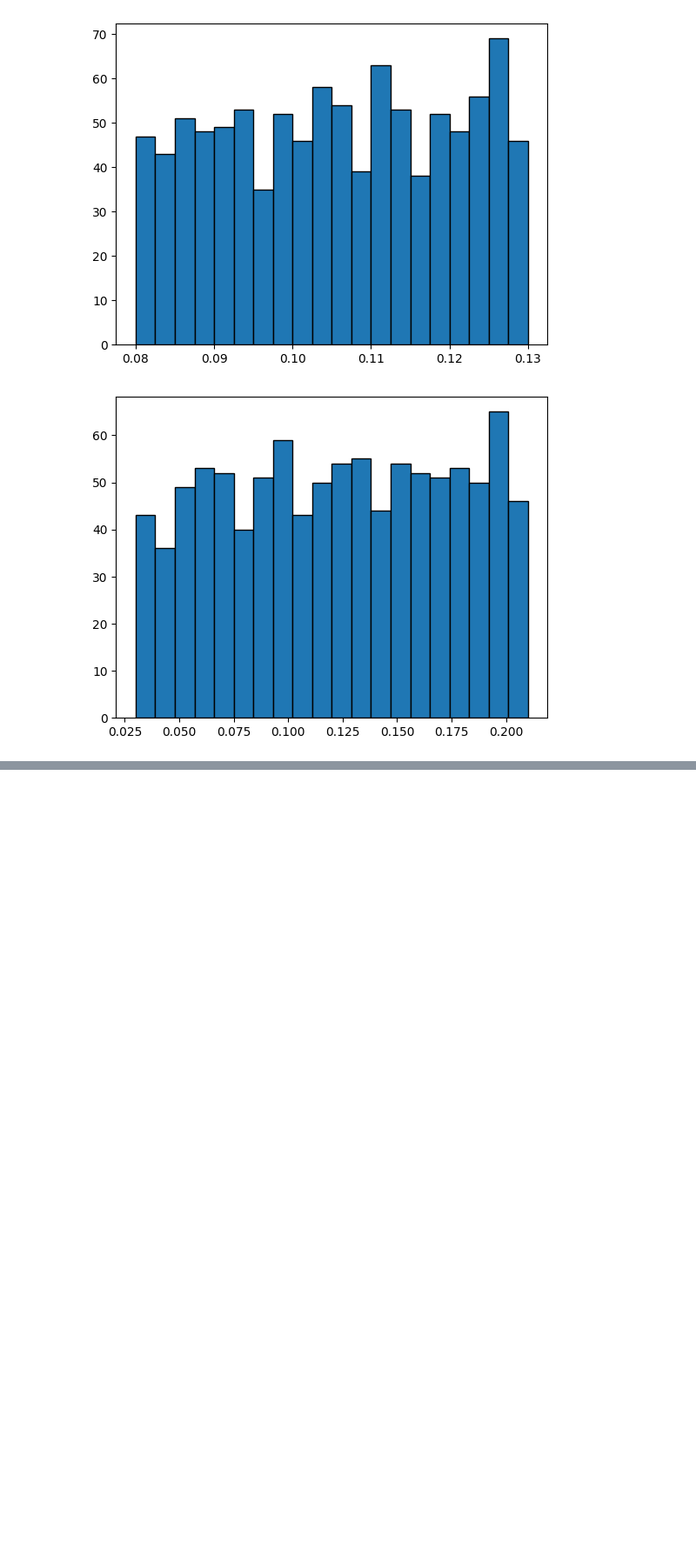
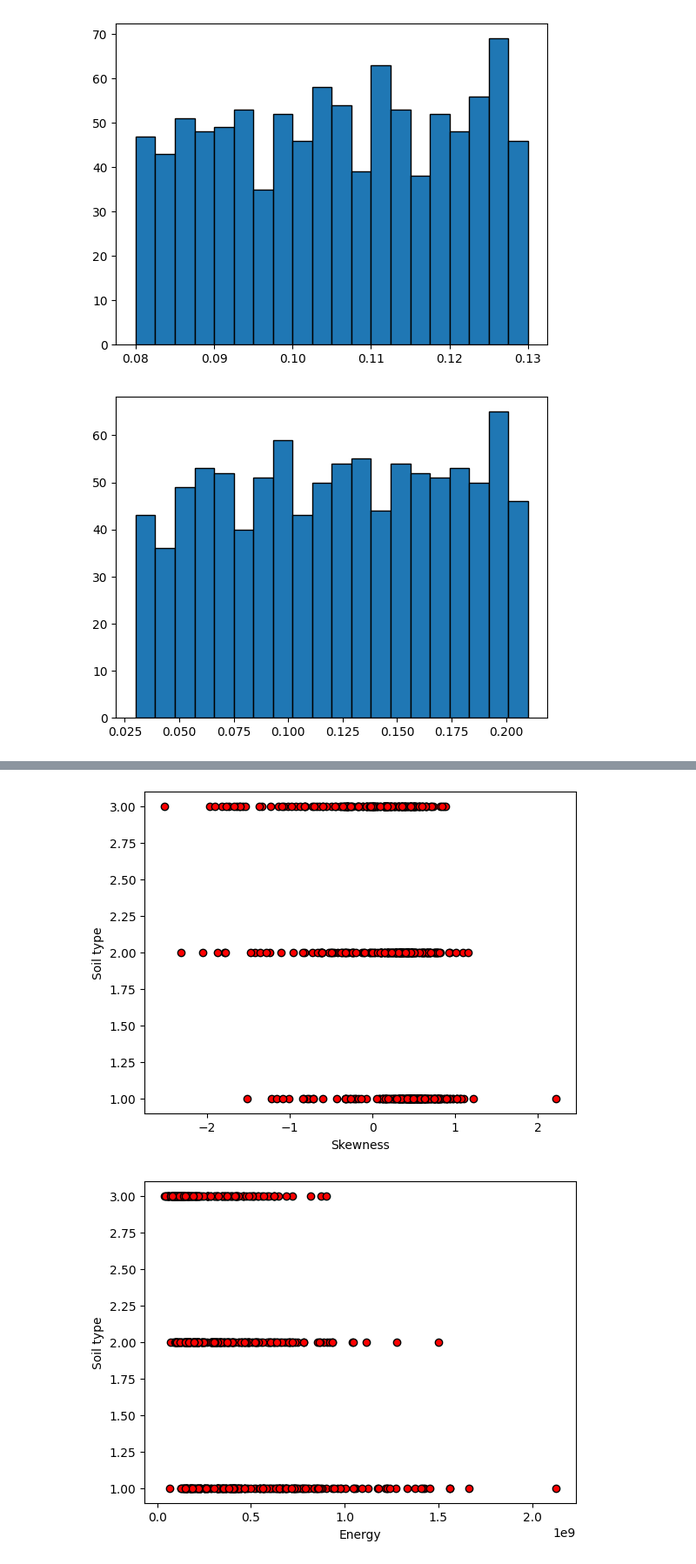
Before and after one commit to andrefsr/Machine-Learning-on-detection-of-buried-cylinders-via-GPR, a Jupyter notebook: sec_sim/machine_learning/data_analysis.ipynb, the cells around one changed output, grey strips where cells are left out. Shown at 87% size. Saved outputs shown, nothing was run; the diff lists cells and outputs as text; code cells hidden in the pictures; blank space fills up the shorter version.

```diff
--- a/sec_sim/machine_learning/data_analysis.ipynb
+++ b/sec_sim/machine_learning/data_analysis.ipynb
@@ -51,0 +96,18 @@ plt.show()
+# %%
+x = df_features1
+y_soil = df_labels1['soil']
+
+plt.figure()
+plt.xlabel('Skewness')
+plt.ylabel('Soil type')
+plt.scatter(x['Skewness'],y_soil,color='red',edgecolors='black')
+plt.show()
+
+plt.figure()
+plt.xlabel('Energy')
+plt.ylabel('Soil type')
+plt.scatter(x['Energia'],y_soil,color='red',edgecolors='black')
+plt.show()
+# %% [output]
+[figure, added]
+[figure, added]
```
Also changed, not shown: parts of 8 cells of this notebook, 2 other files.
